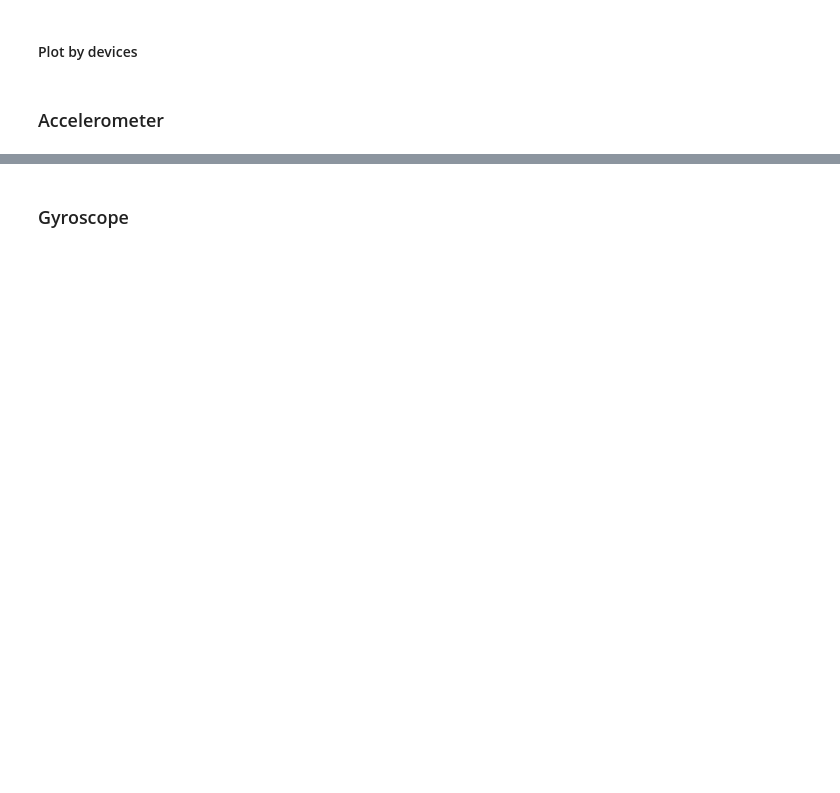
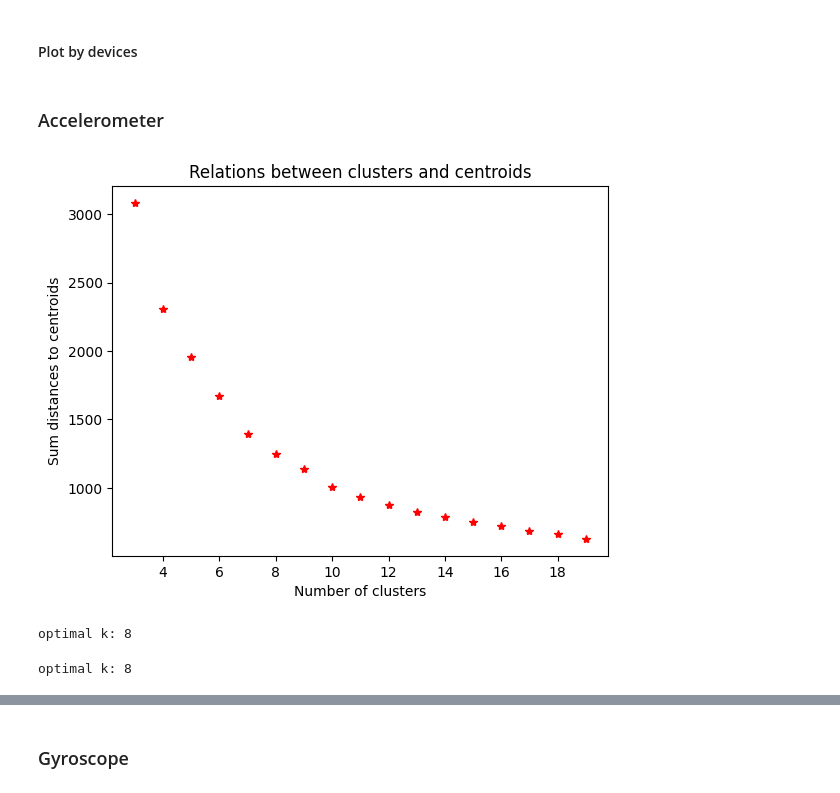
Before and after one commit to PugtgYosuky/clf-human-activities, a Jupyter notebook: src/project.ipynb, the cells around one changed output, grey strips where cells are left out. Cells and saved outputs as stored; diff of their text form; code cells hidden in the pictures; blank space fills up the shorter version.

```diff
--- a/src/project.ipynb
+++ b/src/project.ipynb
@@ -84,6 +118,6 @@ data_with_features
 # %%
 def get_device_data(data, device_id):
-    return data_with_features[data_with_features['device_id'] == device_id]
+    return data[data['device_id'] == device_id]
 # %%
 right_wrist_id = 2
 data = get_device_data(data_with_features, right_wrist_id)
@@ -137,6 +181,6 @@ Como se pode observer, segundo o método Elbow, k=9 parece ser o número de clus
 # %%
 # plot_kmeans_clusters(kmeans.data, right_wrist_data['activity'] )
 # %%
-# accelerometer_data = data[['accelerometer_x', 'accelerometer_y', 'accelerometer_z']]
-# gyroscope_data = data[['gyroscope_x', 'gyroscope_y', 'gyroscope_z']]
-# magnetometer_data = data[['magnetometer_x', 'magnetometer_y', 'magnetometer_z']]
+accelerometer_data = data[['accelerometer_x', 'accelerometer_y', 'accelerometer_z']]
+gyroscope_data = data[['gyroscope_x', 'gyroscope_y', 'gyroscope_z']]
+magnetometer_data = data[['magnetometer_x', 'magnetometer_y', 'magnetometer_z']]
@@ -145,3 +187,13 @@ Como se pode observer, segundo o método Elbow, k=9 parece ser o número de clus
 # %% [markdown]
 ### Accelerometer
+# %%
+optimal_k_acc = best_number_clusters(normalize_data(accelerometer_data), threshold=0.90)
+print('optimal k:', optimal_k_acc)
+# %% [output]
+[figure, added]
+optimal k: 8
+# %%
+print('optimal k:', optimal_k_acc)
+# %% [output]
+optimal k: 8
 # %%
```
Also changed, not shown: parts of 62 cells of this notebook, 7 other files.
